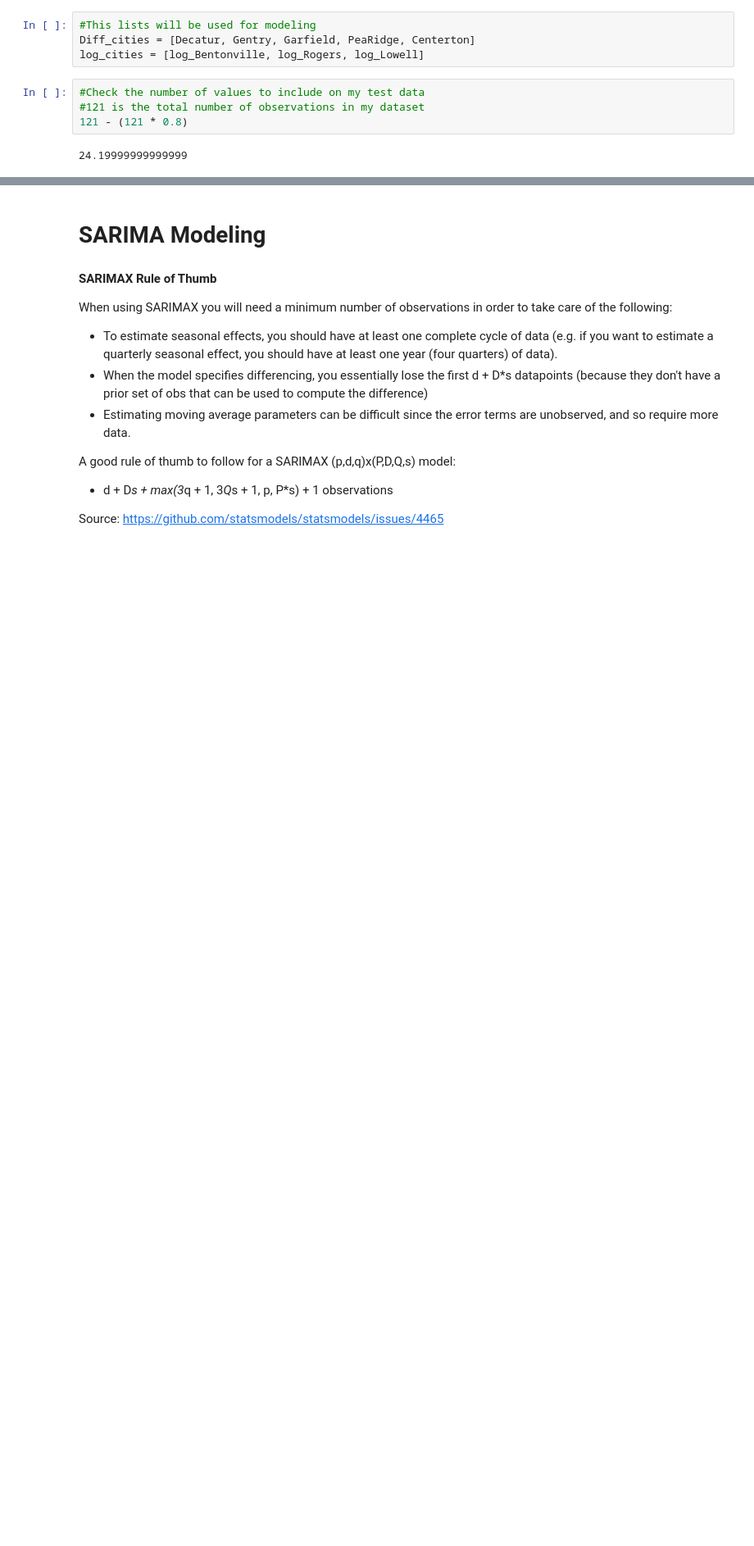
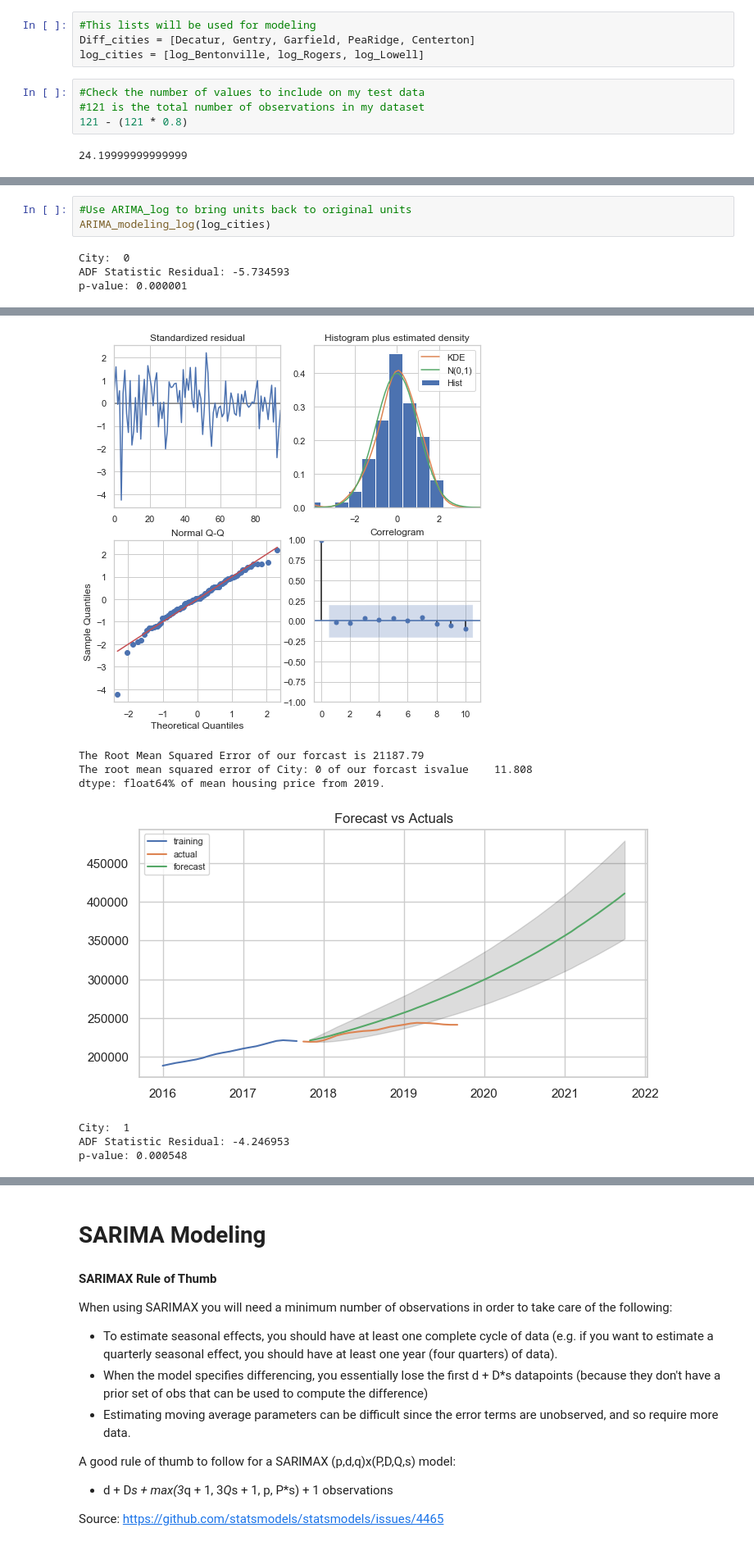
Before and after one commit to Francismorales/Time_Series_Forecasting_RealEstateNWA, a Jupyter notebook: mod_4_starter_notebook.ipynb, the cells around one changed output, grey strips where cells are left out. Shown at 82% size. Drawn from its saved outputs; the diff is of its cells as text; blank space fills up the shorter version.

```diff
--- a/mod_4_starter_notebook.ipynb
+++ b/mod_4_starter_notebook.ipynb
@@ -999,0 +1129,7 @@ dtype: float64% of mean housing price from 2019.
+# %%
+#Use ARIMA_log to bring units back to original units
+ARIMA_modeling_log(log_cities)
+# %% [output]
+City:  0
+ADF Statistic Residual: -5.734593
+p-value: 0.000001
@@ -999,0 +1154,8 @@ dtype: float64% of mean housing price from 2019.
+[figure, added]
+The Root Mean Squared Error of our forcast is 21187.79
+The root mean squared error of City: 0 of our forcast isvalue    11.808
+dtype: float64% of mean housing price from 2019.
+[figure, added]
+City:  1
+ADF Statistic Residual: -4.246953
+p-value: 0.000548
```
Also changed, not shown: parts of 12 cells of this notebook.
